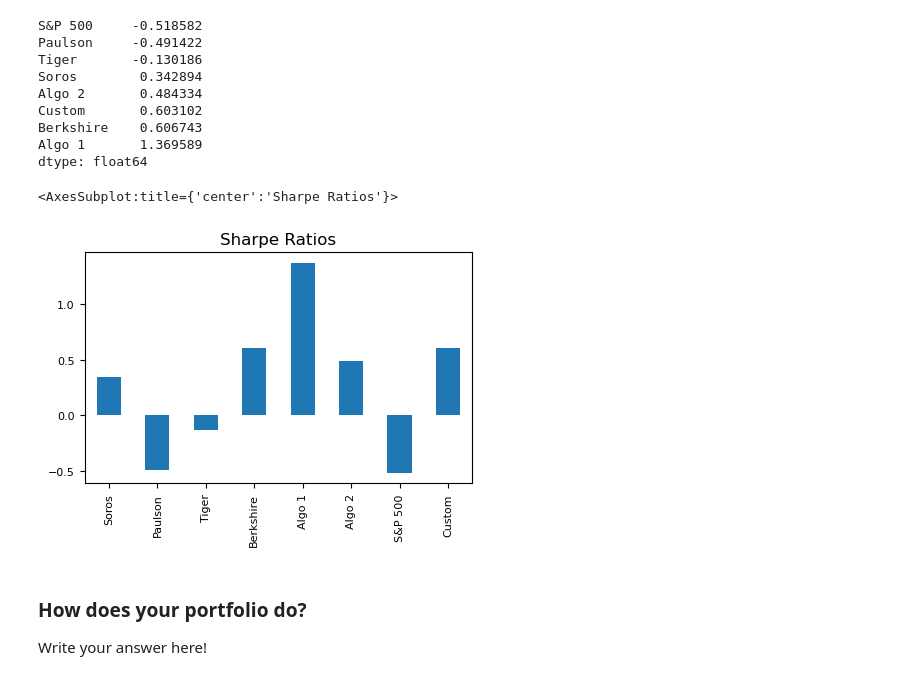
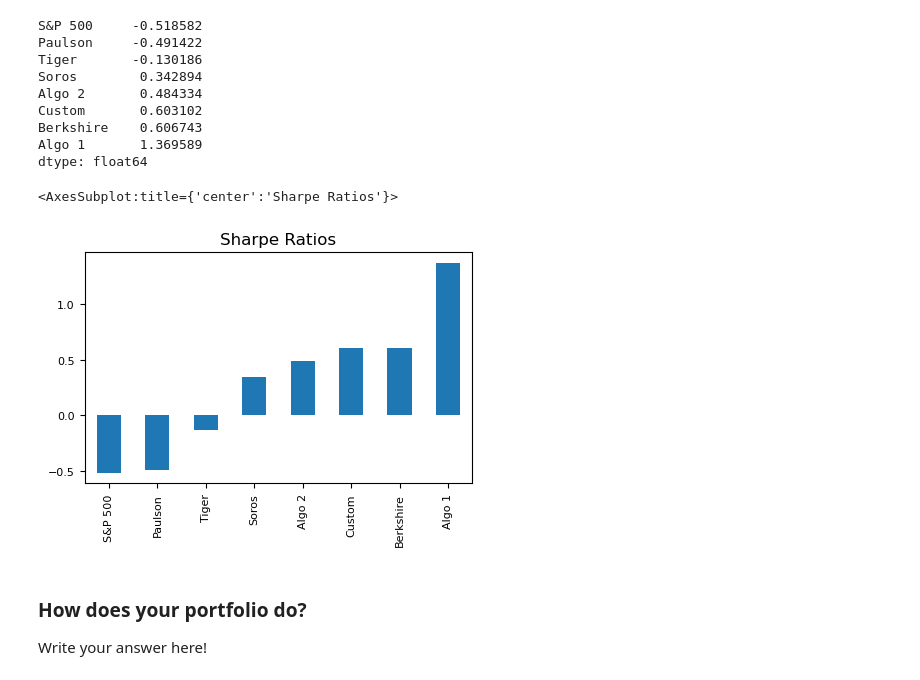
Before and after one commit to twigikit/pandas-homework, a Jupyter notebook: whale_analysis.ipynb, the cells around one changed output. Drawn from its saved outputs; the diff is of its cells as text; code cells hidden in the pictures.

```diff
--- a/whale_analysis.ipynb
+++ b/whale_analysis.ipynb
@@ -820,10 +820,10 @@ Algo 1       1.369589
 dtype: float64
 # %%
 # Visualize the sharpe ratios as a bar plot
-sharpe_ratios_all.plot.bar(figsize = (5,3), fontsize = 8, title= "Sharpe Ratios")
+sharpe_ratios_all.sort_values().plot.bar(figsize = (5,3), fontsize = 8, title= "Sharpe Ratios")
 # %% [output]
 <AxesSubplot:title={'center':'Sharpe Ratios'}>
-[figure, old version]
+[figure, new version]
 # %% [markdown]
 ### How does your portfolio do?
 
```
Also changed, not shown: parts of 6 cells of this notebook.
